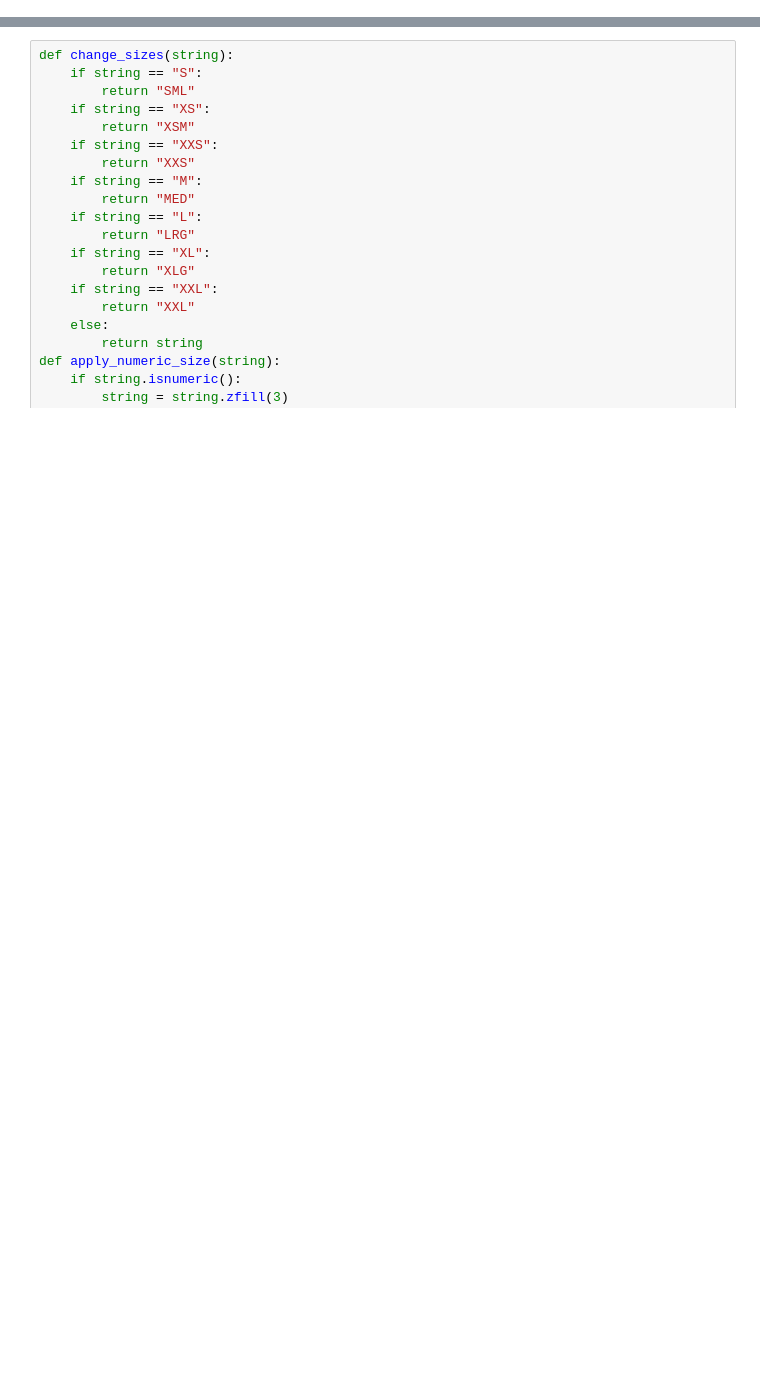
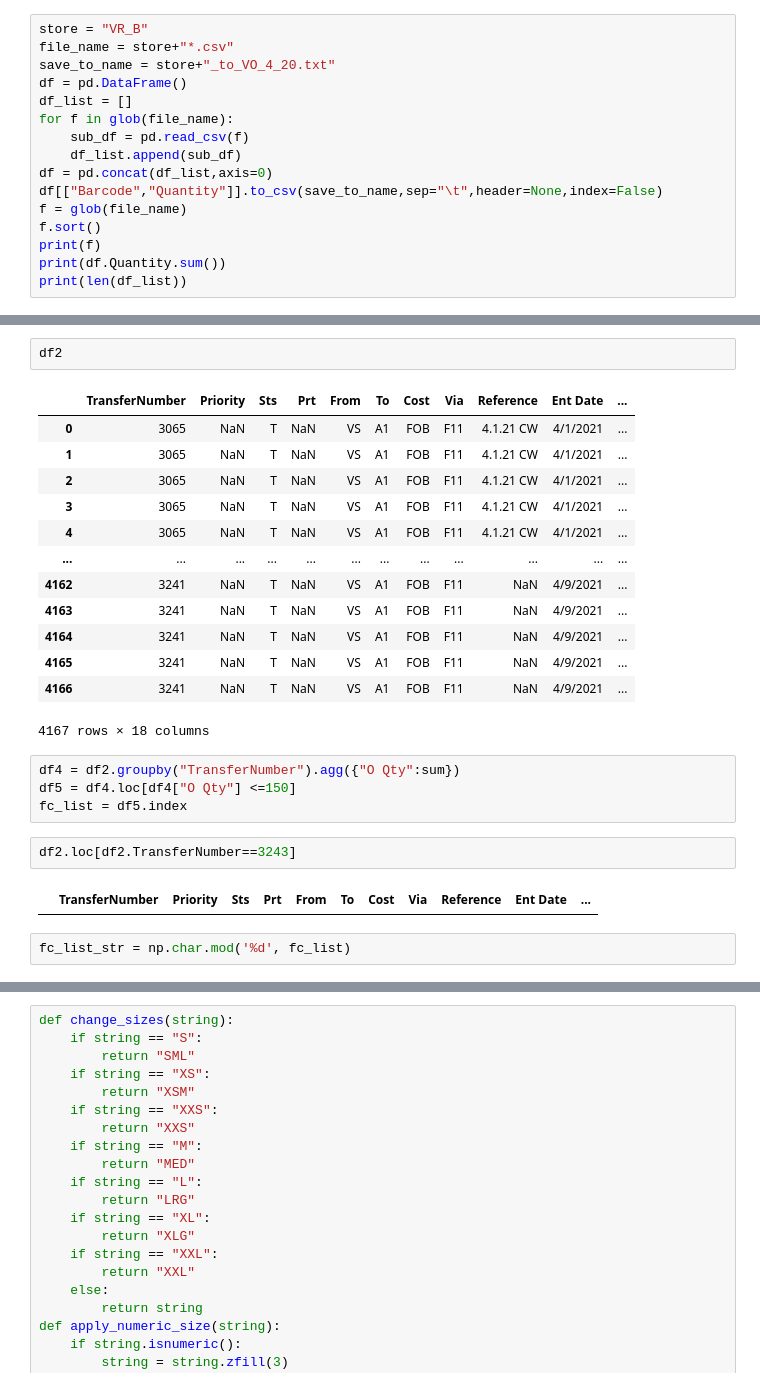
Before and after one commit to wendyw1999/vuori_data_processing, a Jupyter notebook: transfers/stock_transfers.ipynb, the cells around one changed output, grey strips where cells are left out. Drawn from its saved outputs; the diff is of its cells as text; blank space fills up the shorter version.

```diff
--- a/transfers/stock_transfers.ipynb
+++ b/transfers/stock_transfers.ipynb
@@ -0,0 +5,16 @@
+# %%
+store = "VR_B"
+file_name = store+"*.csv"
+save_to_name = store+"_to_VO_4_20.txt"
+df = pd.DataFrame()
+df_list = []
+for f in glob(file_name):
+    sub_df = pd.read_csv(f)
+    df_list.append(sub_df)
+df = pd.concat(df_list,axis=0)
+df[["Barcode","Quantity"]].to_csv(save_to_name,sep="\t",header=None,index=False)
+f = glob(file_name)
+f.sort()
+print(f)
+print(df.Quantity.sum())
+print(len(df_list))
@@ -0,0 +67,26 @@
+# %%
+df2
+# %% [output]
+|  | TransferNumber | Priority | Sts | Prt | From | To | Cost | Via | Reference | Ent Date | ... |
+| 0 | 3065 | NaN | T | NaN | VS | A1 | FOB | F11 | 4.1.21 CW | 4/1/2021 | ... |
+| 1 | 3065 | NaN | T | NaN | VS | A1 | FOB | F11 | 4.1.21 CW | 4/1/2021 | ... |
+| 2 | 3065 | NaN | T | NaN | VS | A1 | FOB | F11 | 4.1.21 CW | 4/1/2021 | ... |
+| 3 | 3065 | NaN | T | NaN | VS | A1 | FOB | F11 | 4.1.21 CW | 4/1/2021 | ... |
+| 4 | 3065 | NaN | T | NaN | VS | A1 | FOB | F11 | 4.1.21 CW | 4/1/2021 | ... |
+| ... | ... | ... | ... | ... | ... | ... | ... | ... | ... | ... | ... |
+| 4162 | 3241 | NaN | T | NaN | VS | A1 | FOB | F11 | NaN | 4/9/2021 | ... |
+| 4163 | 3241 | NaN | T | NaN | VS | A1 | FOB | F11 | NaN | 4/9/2021 | ... |
+| 4164 | 3241 | NaN | T | NaN | VS | A1 | FOB | F11 | NaN | 4/9/2021 | ... |
+| 4165 | 3241 | NaN | T | NaN | VS | A1 | FOB | F11 | NaN | 4/9/2021 | ... |
+| 4166 | 3241 | NaN | T | NaN | VS | A1 | FOB | F11 | NaN | 4/9/2021 | ... |
+4167 rows × 18 columns
+# %%
+df4 = df2.groupby("TransferNumber").agg({"O Qty":sum})
+df5 = df4.loc[df4["O Qty"] <=150]
+fc_list = df5.index
+# %%
+df2.loc[df2.TransferNumber==3243]
+# %% [output]
+|  | TransferNumber | Priority | Sts | Prt | From | To | Cost | Via | Reference | Ent Date | ... |
+# %%
+fc_list_str = np.char.mod('%d', fc_list)
```
Also changed, not shown: parts of 17 cells of this notebook, 42 other files.
